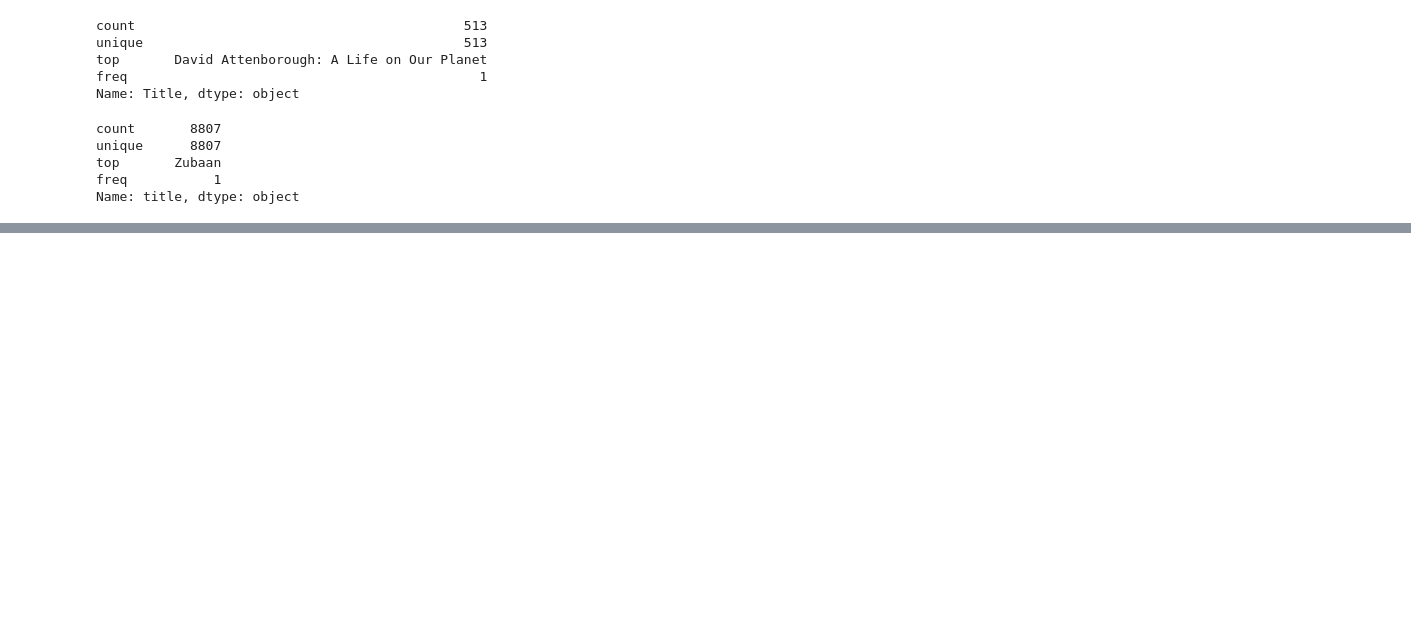
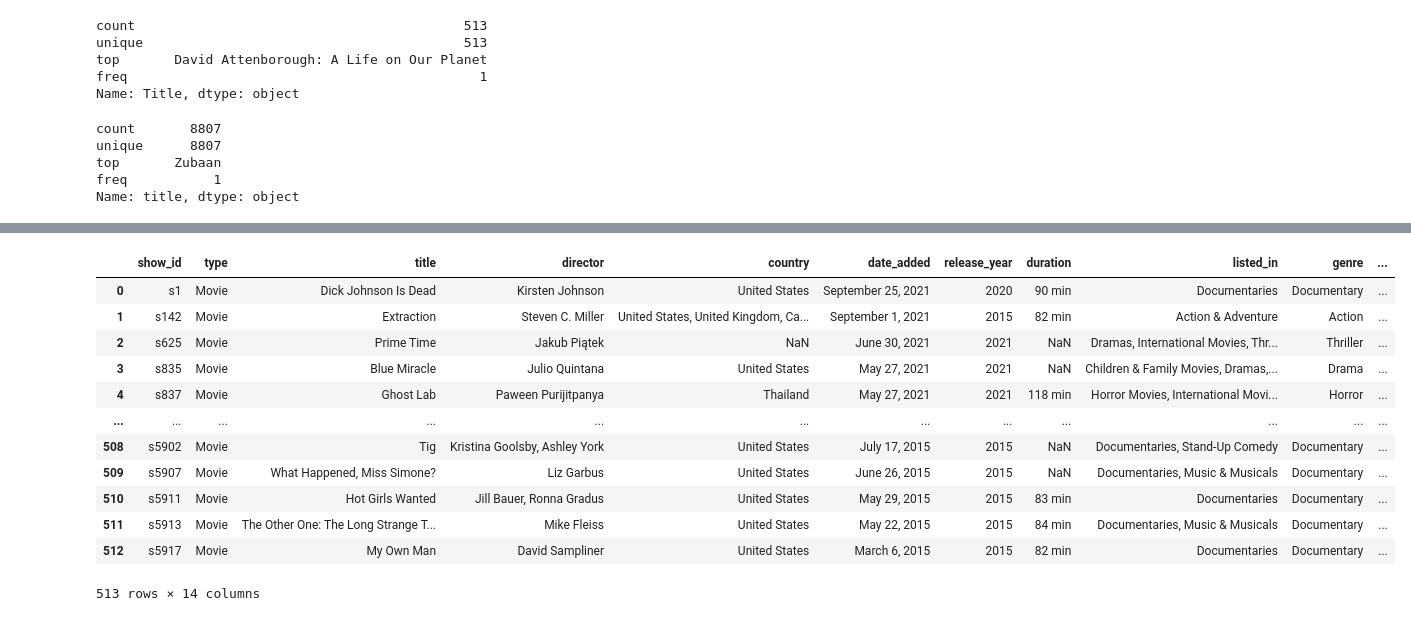
Before and after one commit to apelsito/laboratorio-modulo2-leccion02-eda-union, a Jupyter notebook: laboratorio-modulo2-leccion02-eda-union.ipynb, the cells around one changed output, grey strips where cells are left out. Cells and saved outputs as stored; diff of their text form; code cells hidden in the pictures; blank space fills up the shorter version.

```diff
--- a/laboratorio-modulo2-leccion02-eda-union.ipynb
+++ b/laboratorio-modulo2-leccion02-eda-union.ipynb
@@ -464,0 +433,8 @@ En **netflix_titles.csv**
+# %%
+netflix_ogs = pd.read_csv("datos/netflix_originals.csv")
+netflix_titles = pd.read_csv("datos/netflix_titles.csv")
+
+#originales = pd.read_csv("datos/netflix_originals.csv",usecols=["Title"])
+netflix_originales = netflix_ogs.iloc[:,1:7]
+netflix_originales = netflix_originales.rename(columns={"Title":"title","Genre":"genre","Premiere":"premiere","Runtime":"runtime"})
+netflix_originales
@@ -464,0 +471,3 @@ En **netflix_titles.csv**
+# %%
+netflix_originales = netflix_originales.astype({"duration": "object"})
+netflix_originales.info()
@@ -464,0 +490,4 @@ En **netflix_titles.csv**
+# %%
+netflix_titles = pd.read_csv("datos/netflix_titles.csv")
+netflix_titulos = netflix_titles.iloc[:,[1,2,3,4,6,7,8,10,11]]
+netflix_titulos
@@ -464,0 +508,17 @@ En **netflix_titles.csv**
+# %%
+ver_mismo = netflix_titulos.merge(netflix_originales, on=["title"])
+ver_mismo
+# %% [output]
+|  | show_id | type | title | director | country | date_added | release_year | duration | listed_in | genre | ... |
+| 0 | s1 | Movie | Dick Johnson Is Dead | Kirsten Johnson | United States | September 25, 2021 | 2020 | 90 min | Documentaries | Documentary | ... |
+| 1 | s142 | Movie | Extraction | Steven C. Miller | United States, United Kingdom, Ca... | September 1, 2021 | 2015 | 82 min | Action & Adventure | Action | ... |
+| 2 | s625 | Movie | Prime Time | Jakub Piątek | NaN | June 30, 2021 | 2021 | NaN | Dramas, International Movies, Thr... | Thriller | ... |
+| 3 | s835 | Movie | Blue Miracle | Julio Quintana | United States | May 27, 2021 | 2021 | NaN | Children & Family Movies, Dramas,... | Drama | ... |
+| 4 | s837 | Movie | Ghost Lab | Paween Purijitpanya | Thailand | May 27, 2021 | 2021 | 118 min | Horror Movies, International Movi... | Horror | ... |
+| ... | ... | ... | ... | ... | ... | ... | ... | ... | ... | ... | ... |
+| 508 | s5902 | Movie | Tig | Kristina Goolsby, Ashley York | United States | July 17, 2015 | 2015 | NaN | Documentaries, Stand-Up Comedy | Documentary | ... |
+| 509 | s5907 | Movie | What Happened, Miss Simone? | Liz Garbus | United States | June 26, 2015 | 2015 | NaN | Documentaries, Music & Musicals | Documentary | ... |
+| 510 | s5911 | Movie | Hot Girls Wanted | Jill Bauer, Ronna Gradus | United States | May 29, 2015 | 2015 | 83 min | Documentaries | Documentary | ... |
+| 511 | s5913 | Movie | The Other One: The Long Strange T... | Mike Fleiss | United States | May 22, 2015 | 2015 | 84 min | Documentaries, Music & Musicals | Documentary | ... |
+| 512 | s5917 | Movie | My Own Man | David Sampliner | United States | March 6, 2015 | 2015 | 82 min | Documentaries | Documentary | ... |
+513 rows × 14 columns
```
Also changed, not shown: parts of 14 cells of this notebook, 1 other file.
